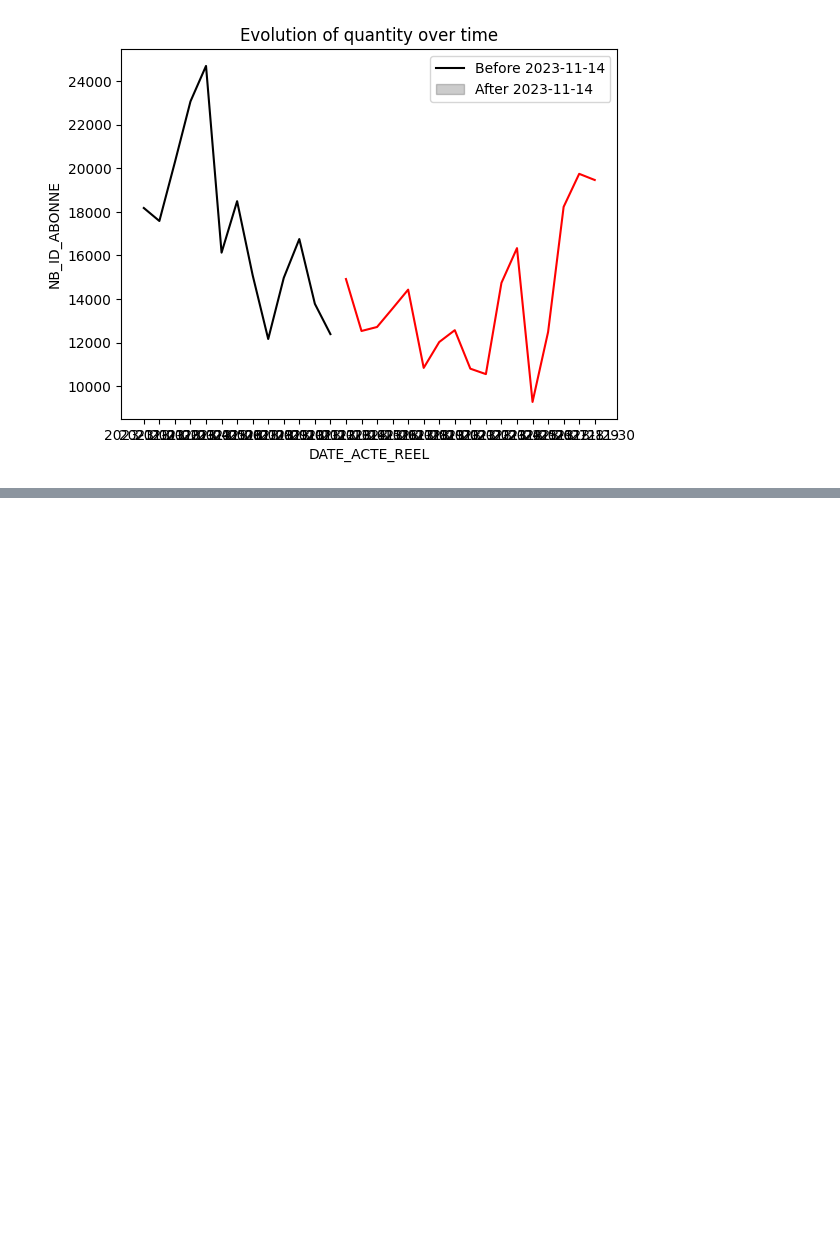
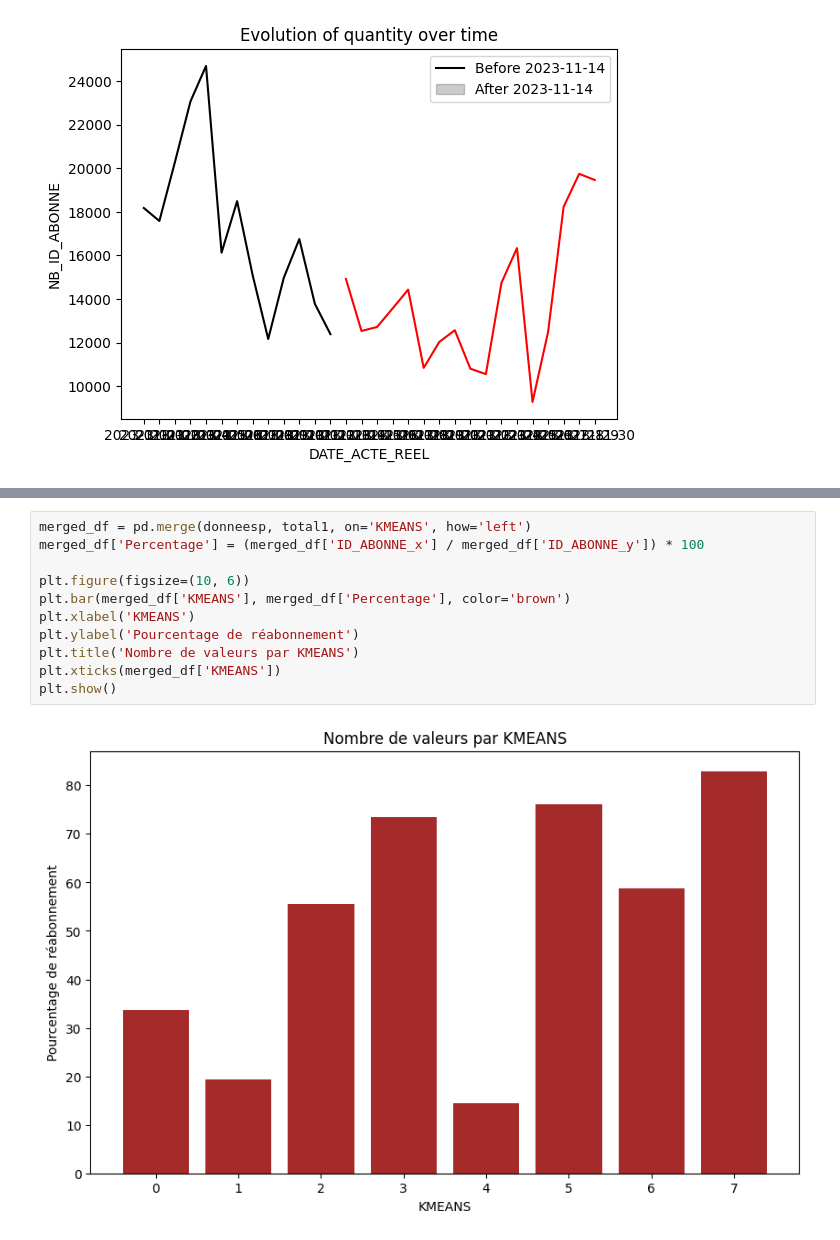
Before and after one commit to Statapp-CANAL/Statapp-CANAL, a Jupyter notebook: Data_operations/antoine.ipynb, the cells around one changed output, grey strips where cells are left out. Saved outputs shown, nothing was run; the diff lists cells and outputs as text; blank space fills up the shorter version.

```diff
--- a/Data_operations/antoine.ipynb
+++ b/Data_operations/antoine.ipynb
@@ -164,6 +139,19 @@ plt.xticks(donneesp['Cluster_8'])
 plt.show()
 # %% [output]
 [figure]
+# %%
+merged_df = pd.merge(donneesp, total1, on='KMEANS', how='left')
+merged_df['Percentage'] = (merged_df['ID_ABONNE_x'] / merged_df['ID_ABONNE_y']) * 100
+
+plt.figure(figsize=(10, 6))
+plt.bar(merged_df['KMEANS'], merged_df['Percentage'], color='brown')
+plt.xlabel('KMEANS')
+plt.ylabel('Pourcentage de réabonnement')
+plt.title('Nombre de valeurs par KMEANS')
+plt.xticks(merged_df['KMEANS'])
+plt.show()
+# %% [output]
+[figure, added]
 # %%
 rep_odd = join_dataFrames(odd, cluster_id_all, 'ID_ABONNE')
 liste = rep_odd.groupby(['KMEANS']).count()
```
Also changed, not shown: parts of 21 cells of this notebook.
